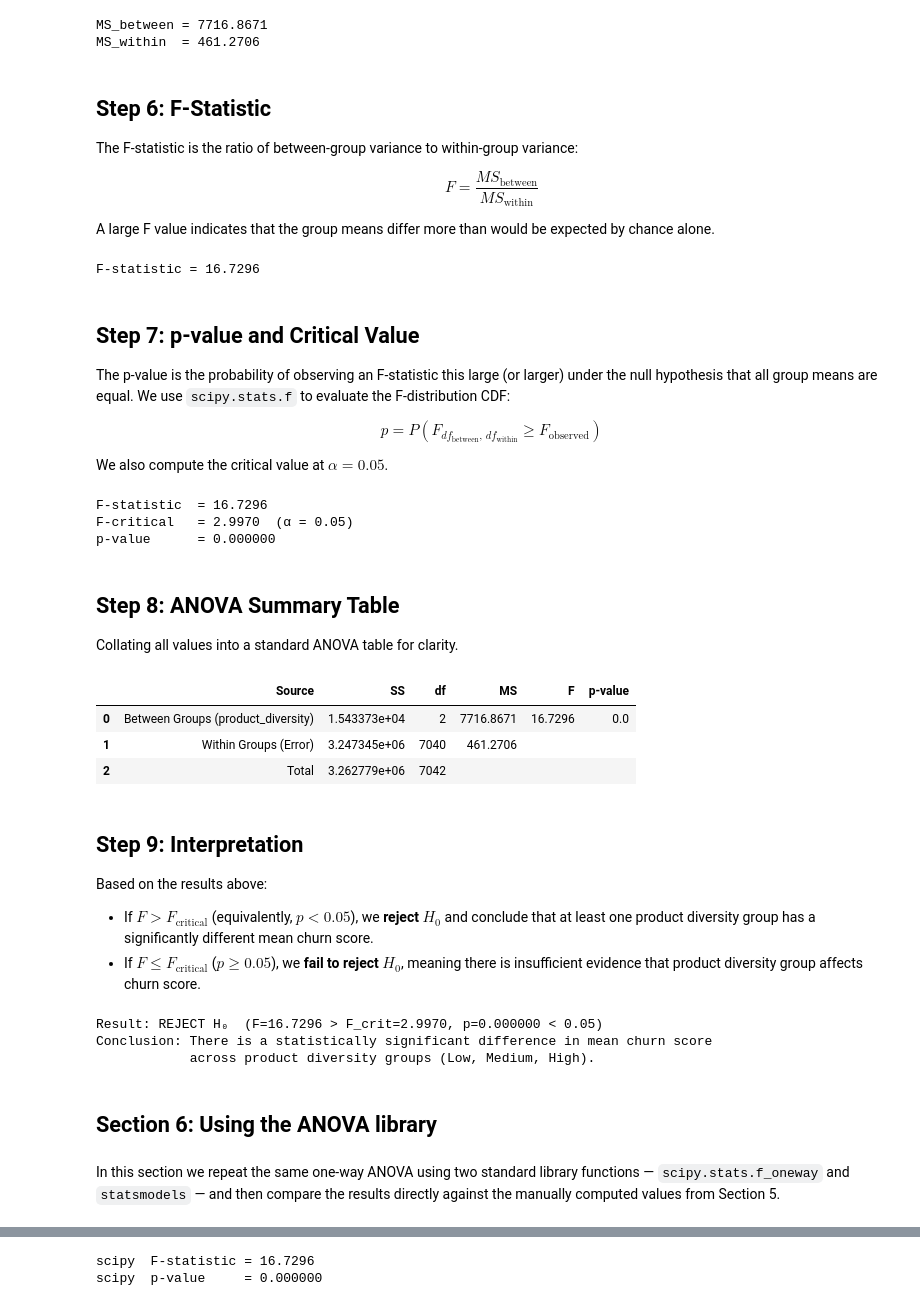
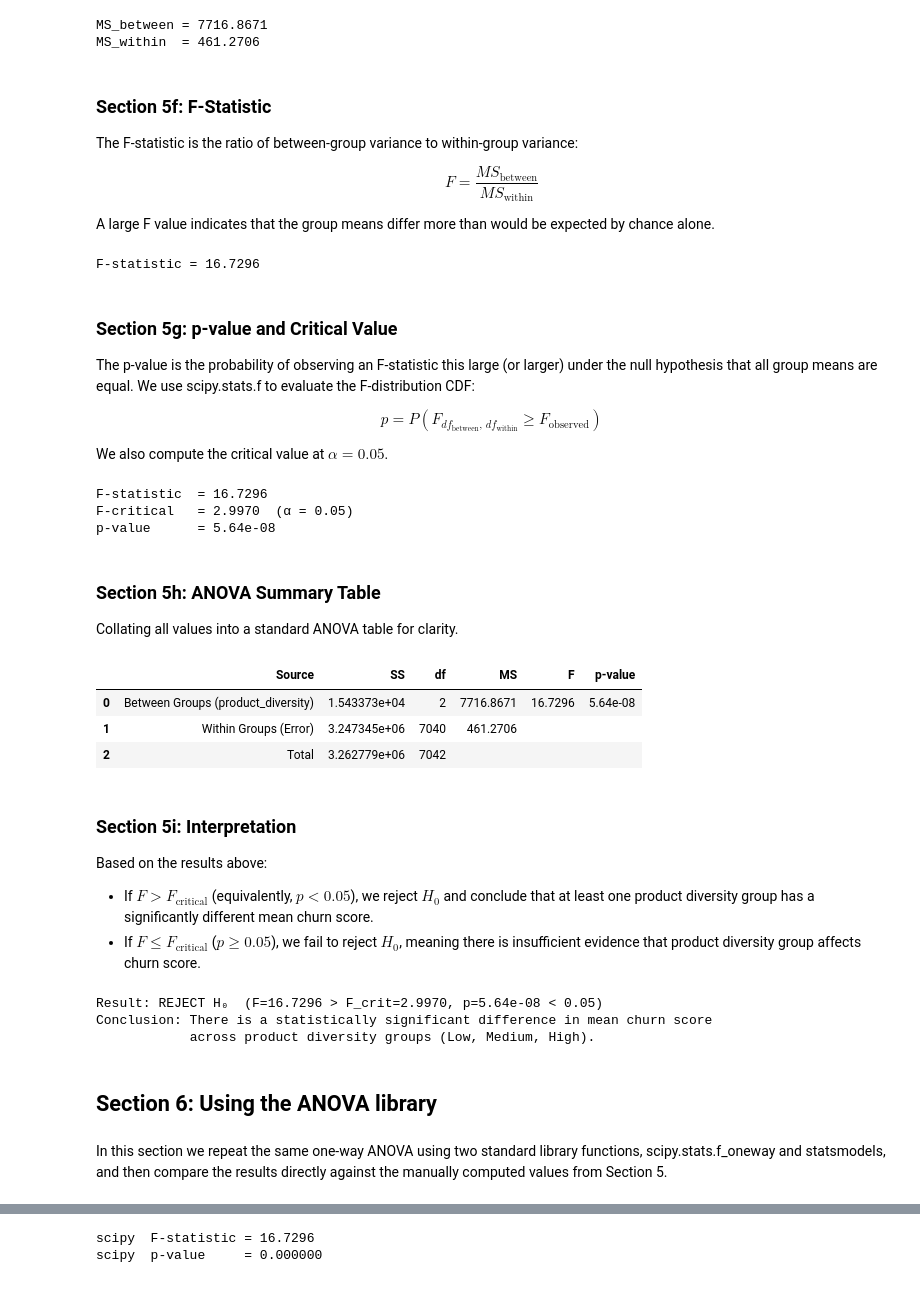
Before and after one commit to JessNicholls/asmm_summative_2, a Jupyter notebook: ASMM Summative 2.ipynb, the cells around one changed output, grey strips where cells are left out. Drawn from its saved outputs; the diff is of its cells as text; code cells hidden in the pictures.

```diff
--- a/ASMM Summative 2.ipynb
+++ b/ASMM Summative 2.ipynb
@@ -614,7 +616,7 @@ print(f"MS_within  = {MS_within:.4f}")
 MS_between = 7716.8671
 MS_within  = 461.2706
 # %% [markdown]
-## Step 6: F-Statistic
+### Section 5f: F-Statistic
 
 The F-statistic is the ratio of between-group variance to within-group variance:
 
@@ -627,9 +629,9 @@ print(f"F-statistic = {F_statistic:.4f}")
 # %% [output]
 F-statistic = 16.7296
 # %% [markdown]
-## Step 7: p-value and Critical Value
+### Section 5g: p-value and Critical Value
 
-The p-value is the probability of observing an F-statistic this large (or larger) under the null hypothesis that all group means are equal. We use `scipy.stats.f` to evaluate the F-distribution CDF:
+The p-value is the probability of observing an F-statistic this large (or larger) under the null hypothesis that all group means are equal. We use scipy.stats.f to evaluate the F-distribution CDF:
 
 $$p = P(F_{df_{\text{between}},\, df_{\text{within}}} \geq F_{\text{observed}})$$
 
@@ -645,55 +647,53 @@ F_critical = stats.f.ppf(1 - alpha, dfn=df_between, dfd=df_within)
 
 print(f"F-statistic  = {F_statistic:.4f}")
 print(f"F-critical   = {F_critical:.4f}  (α = {alpha})")
-print(f"p-value      = {p_value:.6f}")
+print(f"p-value      = {p_value:.2e}")
 # %% [output]
 F-statistic  = 16.7296
 F-critical   = 2.9970  (α = 0.05)
-p-value      = 0.000000
+p-value      = 5.64e-08
 # %% [markdown]
-## Step 8: ANOVA Summary Table
+### Section 5h: ANOVA Summary Table
 
 Collating all values into a standard ANOVA table for clarity.
 # %%
-import pandas as pd
-
 anova_table = pd.DataFrame({
     'Source':      ['Between Groups (product_diversity)', 'Within Groups (Error)', 'Total'],
     'SS':          [round(SS_between, 4), round(SS_within, 4), round(SS_total, 4)],
     'df':          [df_between, df_within, df_total],
     'MS':          [round(MS_between, 4), round(MS_within, 4), ''],
     'F':           [round(F_statistic, 4), '', ''],
-    'p-value':     [round(p_value, 6), '', ''],
+    'p-value':     [f"{p_value:.2e}", '', ''],
 })
 
 anova_table
 # %% [output]
 |  | Source | SS | df | MS | F | p-value |
-| 0 | Between Groups (product_diversity) | 1.543373e+04 | 2 | 7716.8671 | 16.7296 | 0.0 |
+| 0 | Between Groups (product_diversity) | 1.543373e+04 | 2 | 7716.8671 | 16.7296 | 5.64e-08 |
 | 1 | Within Groups (Error) | 3.247345e+06 | 7040 | 461.2706 |  |  |
 | 2 | Total | 3.262779e+06 | 7042 |  |  |  |
 # %% [markdown]
-## Step 9: Interpretation
+### Section 5i: Interpretation
 
 Based on the results above:
 
-- If $F > F_{\text{critical}}$ (equivalently, $p < 0.05$), we **reject** $H_0$ and conclude that at least one product diversity group has a significantly different mean churn score.
-- If $F \leq F_{\text{critical}}$ ($p \geq 0.05$), we **fail to reject** $H_0$, meaning there is insufficient evidence that product diversity group affects churn score.
+- If $F > F_{\text{critical}}$ (equivalently, $p < 0.05$), we reject $H_0$ and conclude that at least one product diversity group has a significantly different mean churn score.
+- If $F \leq F_{\text{critical}}$ ($p \geq 0.05$), we fail to reject $H_0$, meaning there is insufficient evidence that product diversity group affects churn score.
 # %%
 if p_value < alpha:
-    print(f"Result: REJECT H₀  (F={F_statistic:.4f} > F_crit={F_critical:.4f}, p={p_value:.6f} < {alpha})")
+    print(f"Result: REJECT H₀  (F={F_statistic:.4f} > F_crit={F_critical:.4f}, p={p_value:.2e} < {alpha})")
     print("Conclusion: There is a statistically significant difference in mean churn score")
     print("            across product diversity groups (Low, Medium, High).")
 else:
-    print(f"Result: FAIL TO REJECT H₀  (F={F_statistic:.4f} ≤ F_crit={F_critical:.4f}, p={p_value:.6f} ≥ {alpha})")
+    print(f"Result: FAIL TO REJECT H₀  (F={F_statistic:.4f} ≤ F_crit={F_critical:.4f}, p={p_value:.2e} ≥ {alpha})")
     print("Conclusion: There is no statistically significant difference in mean churn score")
     print("            across product diversity groups (Low, Medium, High).")
 # %% [output]
-Result: REJECT H₀  (F=16.7296 > F_crit=2.9970, p=0.000000 < 0.05)
+Result: REJECT H₀  (F=16.7296 > F_crit=2.9970, p=5.64e-08 < 0.05)
 Conclusion: There is a statistically significant difference in mean churn score
             across product diversity groups (Low, Medium, High).
 # %% [markdown]
 ## Section 6: Using the ANOVA library
 # %% [markdown]
-In this section we repeat the same one-way ANOVA using two standard library functions — `scipy.stats.f_oneway` and `statsmodels` — and then compare the results directly against the manually computed values from Section 5.
+In this section we repeat the same one-way ANOVA using two standard library functions, scipy.stats.f_oneway and statsmodels, and then compare the results directly against the manually computed values from Section 5.
 # %% [markdown]
```
Also changed, not shown: parts of 14 cells of this notebook.
